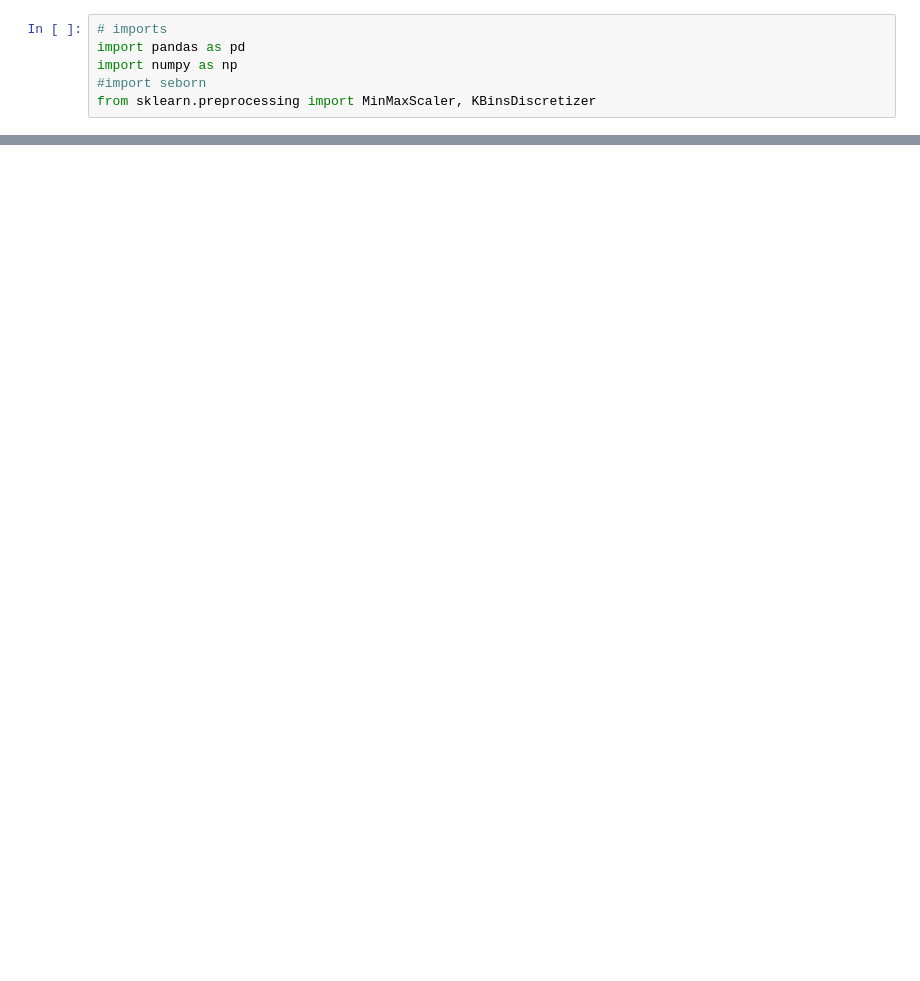
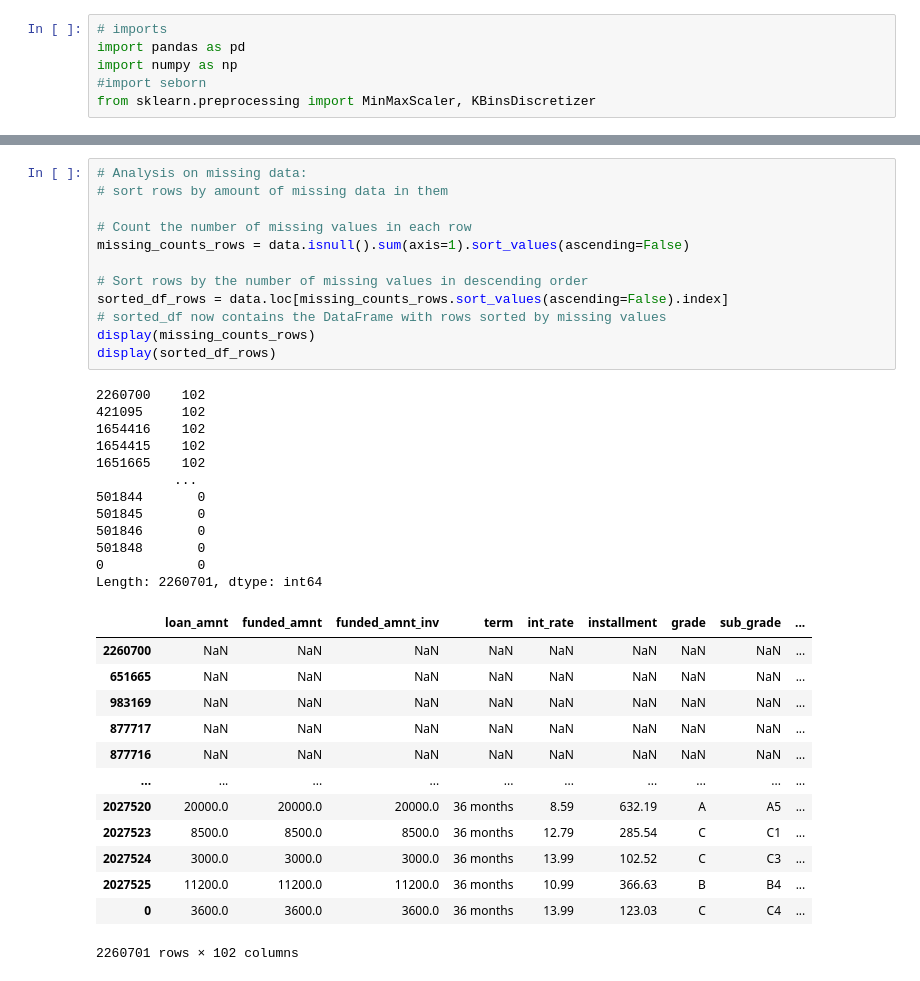
Before and after one commit to Zach-schwark/Honours-Research, a Jupyter notebook: Data/data_preprocessing.ipynb, the cells around one changed output, grey strips where cells are left out. Drawn from its saved outputs; the diff is of its cells as text; blank space fills up the shorter version.

```diff
--- a/Data/data_preprocessing.ipynb
+++ b/Data/data_preprocessing.ipynb
@@ -57,0 +90,38 @@ data
+# %%
+# Analysis on missing data:
+# sort rows by amount of missing data in them
+
+# Count the number of missing values in each row
+missing_counts_rows = data.isnull().sum(axis=1).sort_values(ascending=False)
+
+# Sort rows by the number of missing values in descending order
+sorted_df_rows = data.loc[missing_counts_rows.sort_values(ascending=False).index]
+# sorted_df now contains the DataFrame with rows sorted by missing values
+display(missing_counts_rows)
+display(sorted_df_rows)
+# %% [output]
+2260700    102
+421095     102
+1654416    102
+1654415    102
+1651665    102
+          ...
+501844       0
+501845       0
+501846       0
+501848       0
+0            0
+Length: 2260701, dtype: int64
+|  | loan_amnt | funded_amnt | funded_amnt_inv | term | int_rate | installment | grade | sub_grade | ... |
+| 2260700 | NaN | NaN | NaN | NaN | NaN | NaN | NaN | NaN | ... |
+| 651665 | NaN | NaN | NaN | NaN | NaN | NaN | NaN | NaN | ... |
+| 983169 | NaN | NaN | NaN | NaN | NaN | NaN | NaN | NaN | ... |
+| 877717 | NaN | NaN | NaN | NaN | NaN | NaN | NaN | NaN | ... |
+| 877716 | NaN | NaN | NaN | NaN | NaN | NaN | NaN | NaN | ... |
+| ... | ... | ... | ... | ... | ... | ... | ... | ... | ... |
+| 2027520 | 20000.0 | 20000.0 | 20000.0 | 36 months | 8.59 | 632.19 | A | A5 | ... |
+| 2027523 | 8500.0 | 8500.0 | 8500.0 | 36 months | 12.79 | 285.54 | C | C1 | ... |
+| 2027524 | 3000.0 | 3000.0 | 3000.0 | 36 months | 13.99 | 102.52 | C | C3 | ... |
+| 2027525 | 11200.0 | 11200.0 | 11200.0 | 36 months | 10.99 | 366.63 | B | B4 | ... |
+| 0 | 3600.0 | 3600.0 | 3600.0 | 36 months | 13.99 | 123.03 | C | C4 | ... |
+2260701 rows × 102 columns
```
Also changed, not shown: parts of 7 cells of this notebook.
